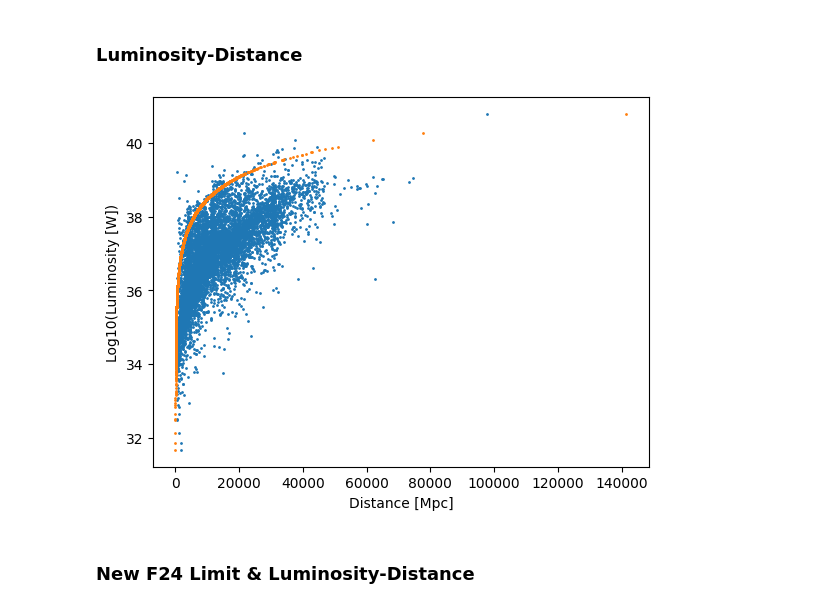
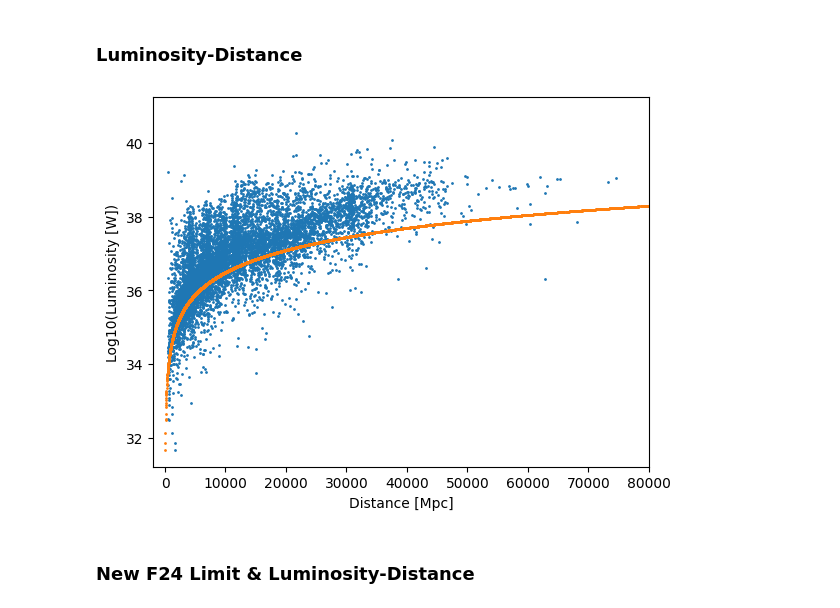
Before and after one commit to daniel-lyon/MPhil-Code, a Jupyter notebook: LUMFUNCS/flux_limit_test.ipynb, the cells around one changed output. Drawn from its saved outputs; the diff is of its cells as text; code cells hidden in the pictures.

```diff
--- a/LUMFUNCS/flux_limit_test.ipynb
+++ b/LUMFUNCS/flux_limit_test.ipynb
@@ -129,23 +129,29 @@ plt.show()
 # %% [markdown]
 ### Luminosity-Distance
 # %%
+lum = df['LIR'].copy() # solar luminosity
+lum *= 3.828 * 10 ** 26 # solar luminosity -> Watts
+
+z = df['zpk']
+
 cosmo = FlatLambdaCDM(H0=70, Om0=0.3)
 d = cosmo.luminosity_distance(z) # Mpc
 
 f_lim = 25.9 # apparent magitude limit
 # f_lim *= 1e-32 # uJy -> W/m^2/Hz
-f_lim *= 10 ** -17 # uJy -> W/m^2/Hz
+f_lim *= 10 ** -19 # uJy -> W/m^2/Hz
 
 dmax = np.sqrt(lum / (4 * np.pi * f_lim)) # sqrt((W) / (W/m^2/Hz)) = m/sqrt(Hz)
 dmax *= 3.241 * 10 ** -23 # m/sqrt(Hz) -> Mpc/sqrt(Hz)
 
 plt.scatter(d, np.log10(lum), s=1)
 plt.scatter(dmax, np.log10(lum), s=1)
 plt.xlabel('Distance [Mpc]')
 plt.ylabel('Log10(Luminosity [W])')
+plt.xlim(-2000, 80000)
 plt.show()
 # %% [output]
-[figure, old version]
+[figure, new version]
 # %% [markdown]
 ### New F24 Limit & Luminosity-Distance
 # %%
```
Also changed, not shown: parts of 1 cell of this notebook, 3 other files.
